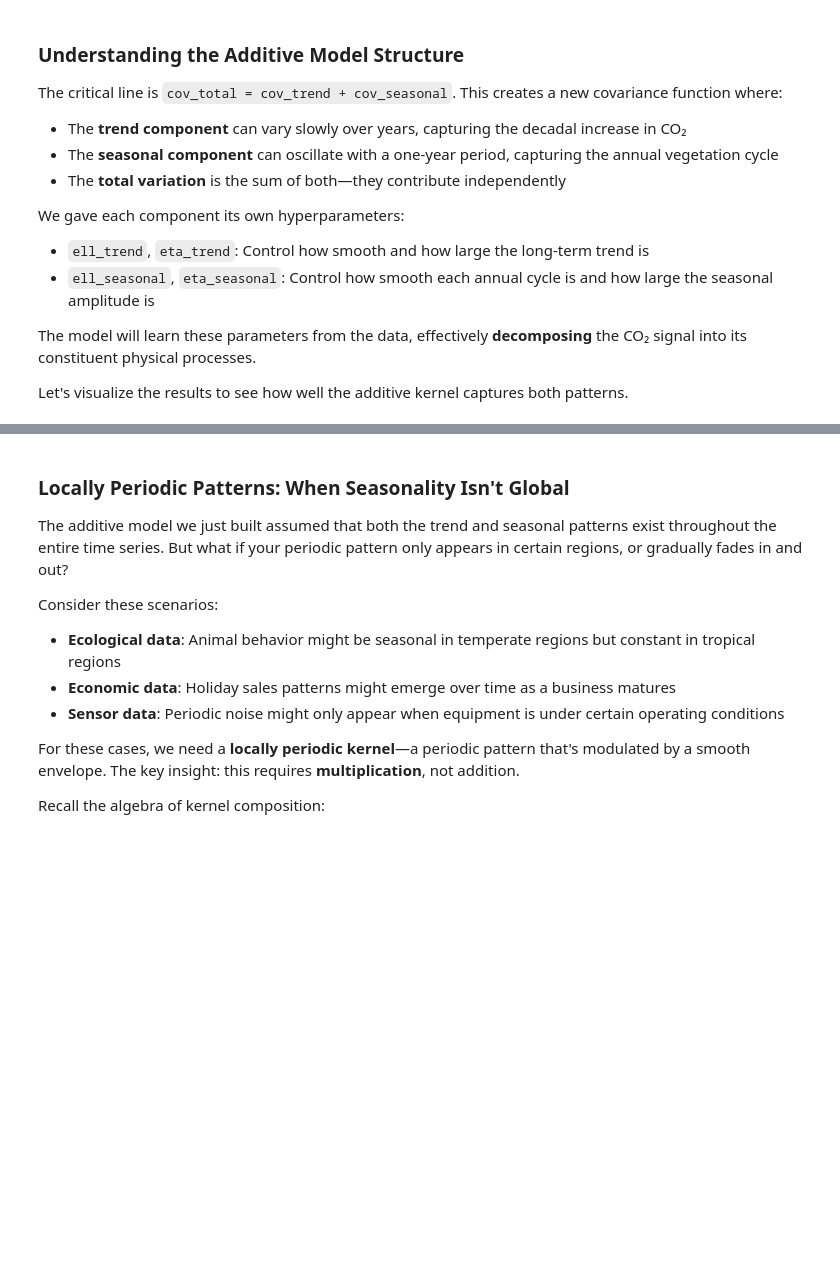
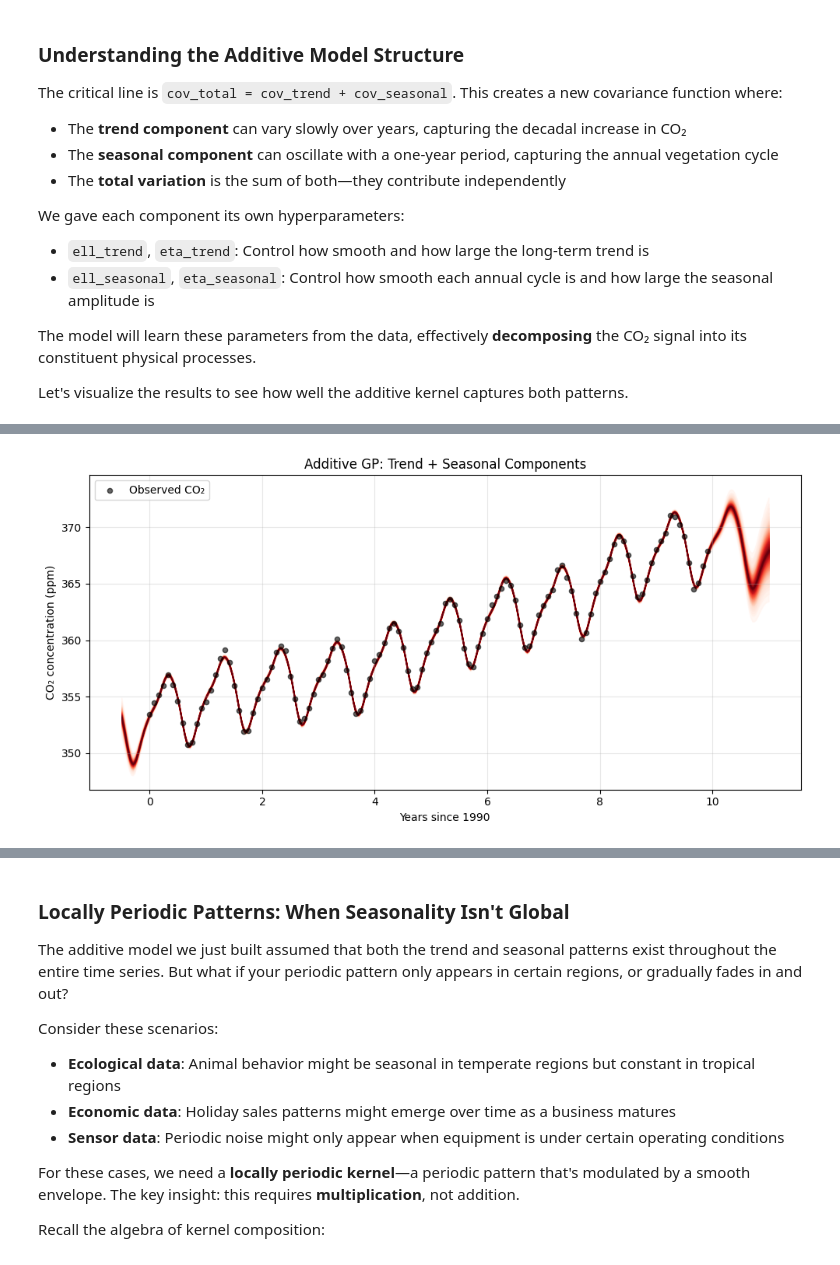
Before and after one commit to fonnesbeck/instats_gp, a Jupyter notebook: sessions/Session_2.ipynb, the cells around one changed output, grey strips where cells are left out. Drawn from its saved outputs; the diff is of its cells as text; code cells hidden in the pictures; blank space fills up the shorter version.

```diff
--- a/sessions/Session_2.ipynb
+++ b/sessions/Session_2.ipynb
@@ -1292,3 +1248,34 @@ fig.show()
+# %%
+fig, ax = plt.subplots(figsize=(10, 5))
+
+pm.gp.util.plot_gp_dist(
+    ax=ax,
+    x=X_pred_co2.flatten(),
+    samples=ppc_co2.posterior_predictive['f_pred'].values.reshape(-1, len(X_pred_co2)),
+    plot_samples=False,
+    palette='Reds',
+)
+
+ax.scatter(
+    df_co2['time'],
+    df_co2['CO2'],
+    s=20,
+    c='black',
+    alpha=0.6,
+    label='Observed CO₂',
+    zorder=10
+)
+
+ax.set_title('Additive GP: Trend + Seasonal Components', fontsize=12)
+ax.set_xlabel('Years since 1990', fontsize=10)
+ax.set_ylabel('CO₂ concentration (ppm)', fontsize=10)
+ax.legend(loc='upper left')
+ax.grid(True, alpha=0.3)
+
+plt.tight_layout()
+plt.show()
+# %% [output]
+[figure, added]
 # %% [markdown]
 ### Interpreting the Additive Model Results
 
```
Also changed, not shown: parts of 12 cells of this notebook.
